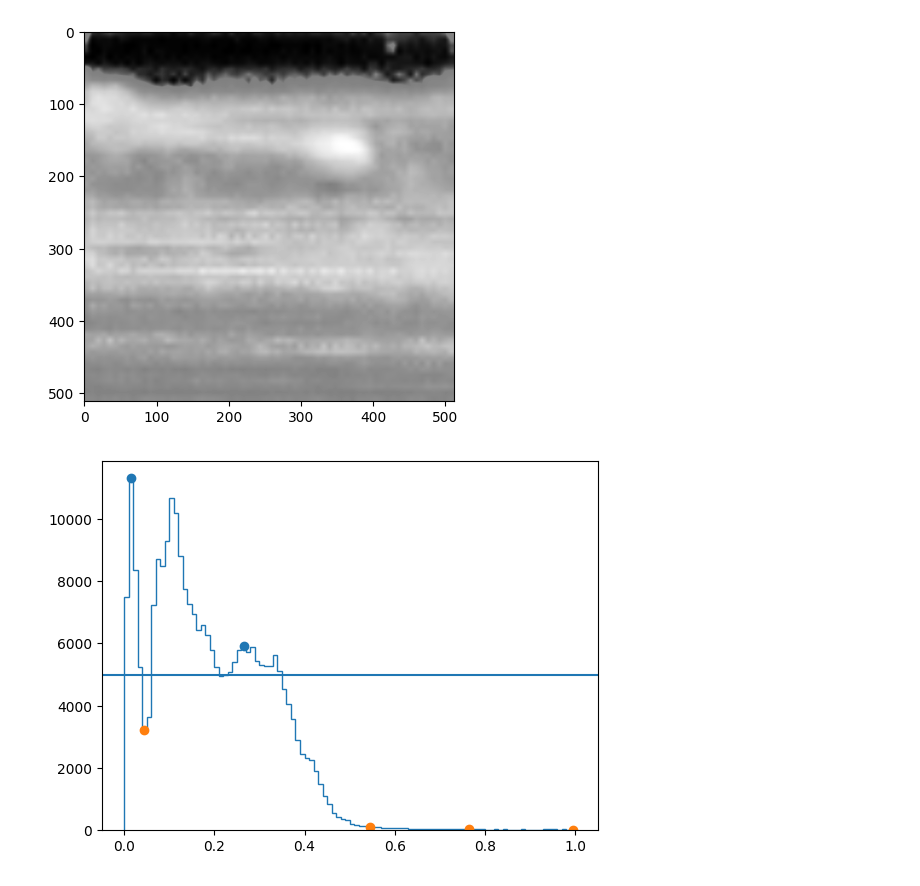
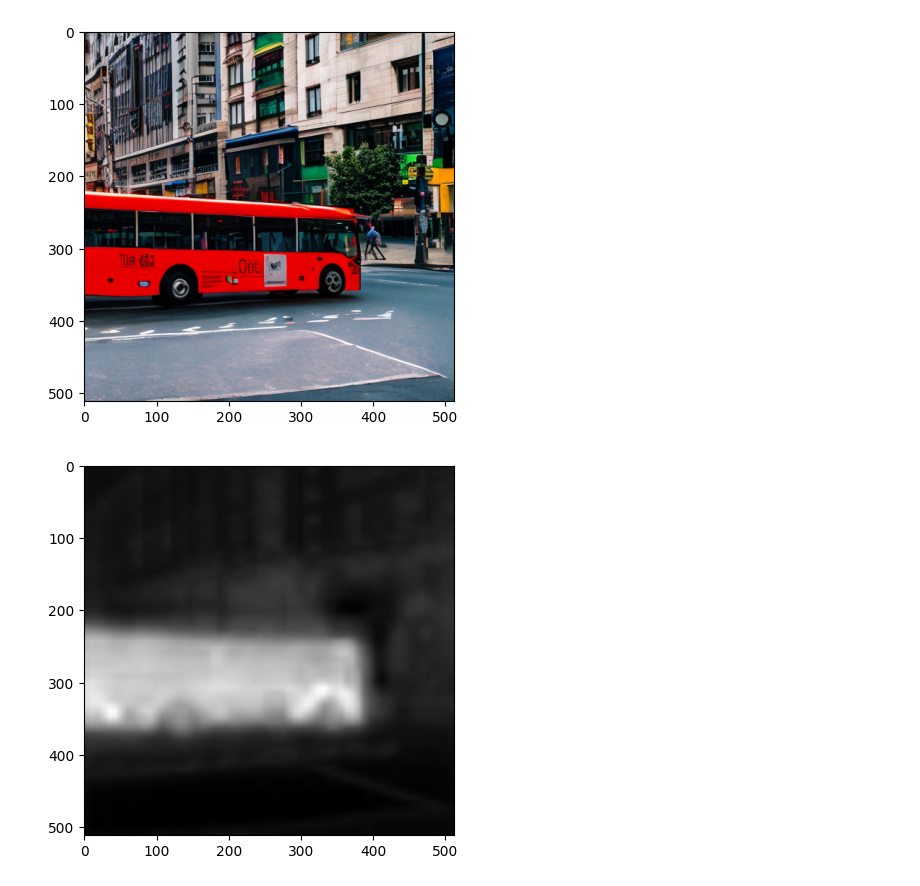
Before and after one commit to ashun989/mmsegmentation, a Jupyter notebook: tools/diffusemade/show_dist.ipynb, the cells around one changed output. Drawn from its saved outputs; the diff is of its cells as text; code cells hidden in the pictures.

```diff
--- a/tools/diffusemade/show_dist.ipynb
+++ b/tools/diffusemade/show_dist.ipynb
@@ -23,22 +54,35 @@ else:
 # %%
 ann_path = os.path.join(ann_dir, f"{name}{ann_suffix}")
+img_path = os.path.join(img_dir, f"{name}.png")
+img_bgr = cv2.imread(img_path, cv2.IMREAD_COLOR)
+img = img_bgr[:, :, ::-1]
 gray_ann = ann_reader(ann_path).astype(np.float32)
 gray_ann = resize_ndarray(gray_ann, size=(512, 512), mode='bilinear')
 prob = gray_ann / 255.0
 # %%
+def show_img(img):
+    plt.imshow(img)
+    plt.show()
+
+
 def show_prob(prob):
     plt.imshow(prob, cmap="gray", vmin=0, vmax=1)
     plt.show()
 
-th=5000
 
-def show_hist(prob):
-    hist, bin_edges = np.histogram(prob, bins=100, range=(0, 1))
-    positions = edge2positions(bin_edges)
-    crests, crest_positions = find_crests(hist, positions, window_size=0.2, is_trough=False, threshold=th)
-    troughs, trough_positions = find_crests(hist, positions, window_size=0.2, is_trough=True, threshold=th)
-    plt.stairs(hist, bin_edges)
-    plt.scatter(crest_positions, crests)
-    plt.scatter(trough_positions, troughs)
-    plt.axhline(th)
+def show_hist(hist_info, crest_info, trough_info, mid, part_trough_positions, th):
+    # hist, bin_edges = np.histogram(prob, bins=100, range=(0, 1))
+    # positions = edge2positions(bin_edges)
+    # crests, crest_positions = find_crests(hist, positions, window_size=win_size, is_trough=False, threshold=th)
+    # troughs, trough_positions = find_crests(hist, positions, window_size=win_size, is_trough=True, threshold=th)
+    plt.stairs(*hist_info)
+    plt.scatter(*crest_info, label='crest')
+    plt.scatter(*trough_info, label='trough')
+    plt.axvline(mid, ls='--')
+    if part_trough_positions is not None:
+        plt.axvline(part_trough_positions[0], ls=':')
+        plt.axvline(part_trough_positions[-1], ls=':')
+    if th is not None:
+        plt.axhline(th)
+    plt.legend()
     plt.show()
@@ -53,8 +88,0 @@ show_prob(act_he(prob))
-# %%
-show_prob(act_trough(prob, sat=4.0, win_size=0.2, th=th))
-# %% [output]
-[figure, removed]
-# %%
-show_hist(prob)
-# %% [output]
-[figure, removed]
@@ -60,0 +131,6 @@ show_hist(prob)
+# %%
+show_img(img)
+show_prob(prob)
+# %% [output]
+[figure, added]
+[figure, added]
```
Also changed, not shown: parts of 13 cells of this notebook, 1 other file.
